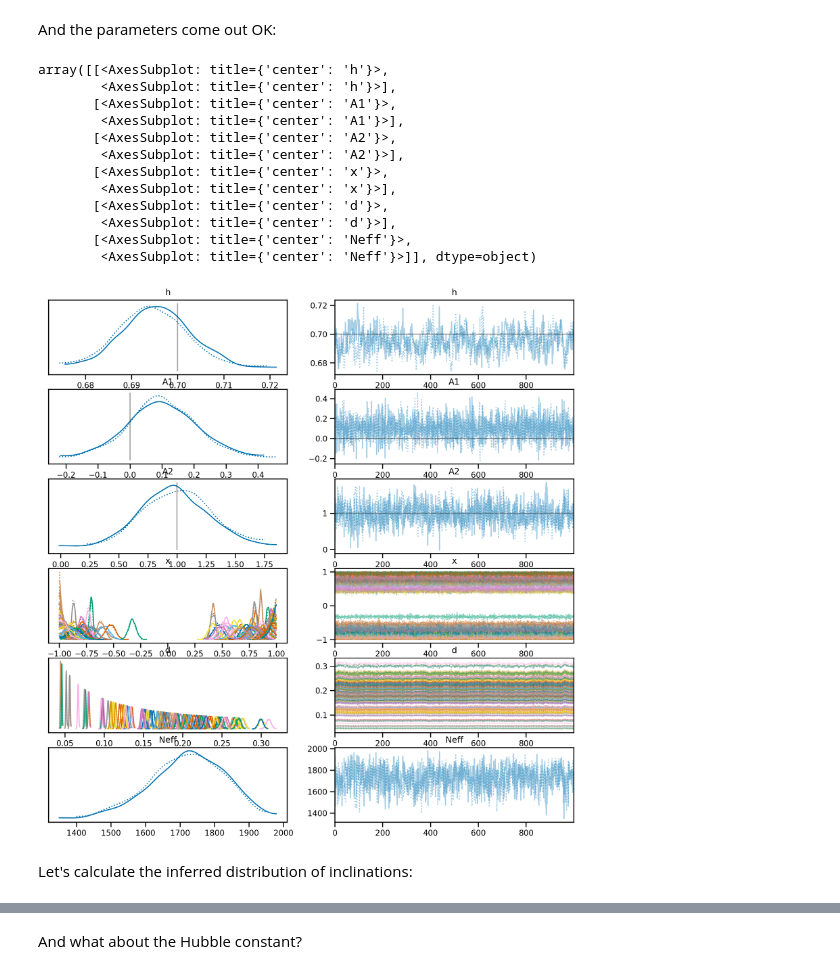
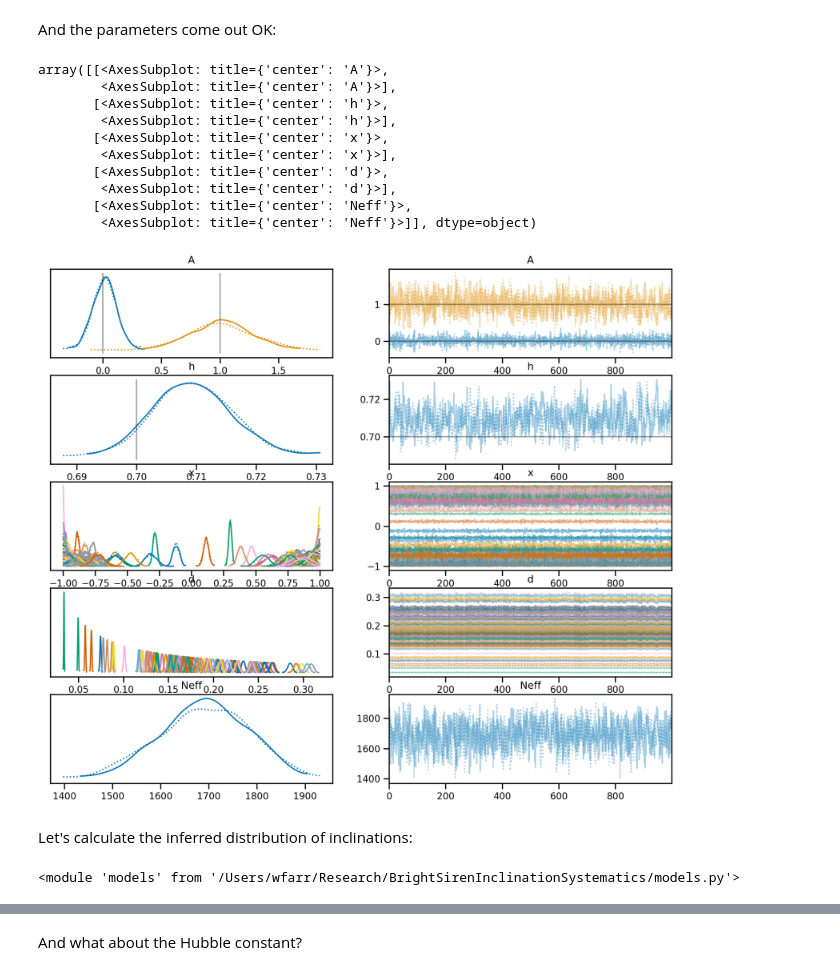
Before and after one commit to farr/BrightSirenInclinationSystematics, a Jupyter notebook: FullSimulation.ipynb, the cells around one changed output, grey strips where cells are left out. Saved outputs shown, nothing was run; the diff lists cells and outputs as text; code cells hidden in the pictures.

Commit message:
WIP: making models a library.

```diff
--- a/FullSimulation.ipynb
+++ b/FullSimulation.ipynb
@@ -57,8 +53,9 @@ x = np.linspace(-1, 1, 1024)
 
 A1_true = 0.0
 A2_true = 1.0
+A_true = [A1_true, A2_true]
 
-plt.plot(x, P_det(x, A1_true, A2_true))
+plt.plot(x, models.P_det(x, A_true))
 plt.xlabel(r'$x$')
 plt.ylabel(r'$P_\mathrm{det}(x)$')
 # %% [output]
@@ -121,3 +64,6 @@ em_detected, x_true, d_true, z_true, Al_true, Ar_true, Al, Ar = \
+# %%
+N = 2048
+(em_detected, x_true, d_true, z_true, Al_true, Ar_true, Al, Ar, Ndraw) = models.draw_gws(lambda x: models.P_det(x, A_true), N)
 # %% [markdown]
 Let's check the distribution of detected distances, detected inclinations, EM-detected inclinations, etc:
 # %%
@@ -204,5 +112,5 @@ def make_model(fl, fr, z_obs, Al_obs, Ar_obs, fix_A1=None, fix_A2=None):
 # %%
-with make_model(fl, fr, z_obs, Al_obs, Ar_obs) as model:
+with models.make_model(z_obs, Al_obs, Ar_obs, x_true, Ndraw) as model:
     trace = pm.sample()
 # %% [output]
 Auto-assigning NUTS sampler...
@@ -232,21 +140,23 @@ az.summary(trace)
 # %% [markdown]
 And the parameters come out OK:
 # %%
-az.plot_trace(trace, lines=[('h', {}, h_true), ('A1', {}, A1_true), ('A2', {}, A2_true)])
+az.plot_trace(trace, lines=[('h', {}, 0.7), ('A', {}, A_true)])
 # %% [output]
-array([[<AxesSubplot: title={'center': 'h'}>,
+array([[<AxesSubplot: title={'center': 'A'}>,
+        <AxesSubplot: title={'center': 'A'}>],
+       [<AxesSubplot: title={'center': 'h'}>,
         <AxesSubplot: title={'center': 'h'}>],
-       [<AxesSubplot: title={'center': 'A1'}>,
-        <AxesSubplot: title={'center': 'A1'}>],
-       [<AxesSubplot: title={'center': 'A2'}>,
-        <AxesSubplot: title={'center': 'A2'}>],
        [<AxesSubplot: title={'center': 'x'}>,
         <AxesSubplot: title={'center': 'x'}>],
        [<AxesSubplot: title={'center': 'd'}>,
         <AxesSubplot: title={'center': 'd'}>],
        [<AxesSubplot: title={'center': 'Neff'}>,
         <AxesSubplot: title={'center': 'Neff'}>]], dtype=object)
-[figure, old version]
+[figure, new version]
 # %% [markdown]
 Let's calculate the inferred distribution of inclinations:
+# %%
+reload(models)
+# %% [output]
+<module 'models' from '/Users/wfarr/Research/BrightSirenInclinationSystematics/models.py'>
 # %%
```
Also changed, not shown: parts of 14 cells of this notebook, 2 other files.
